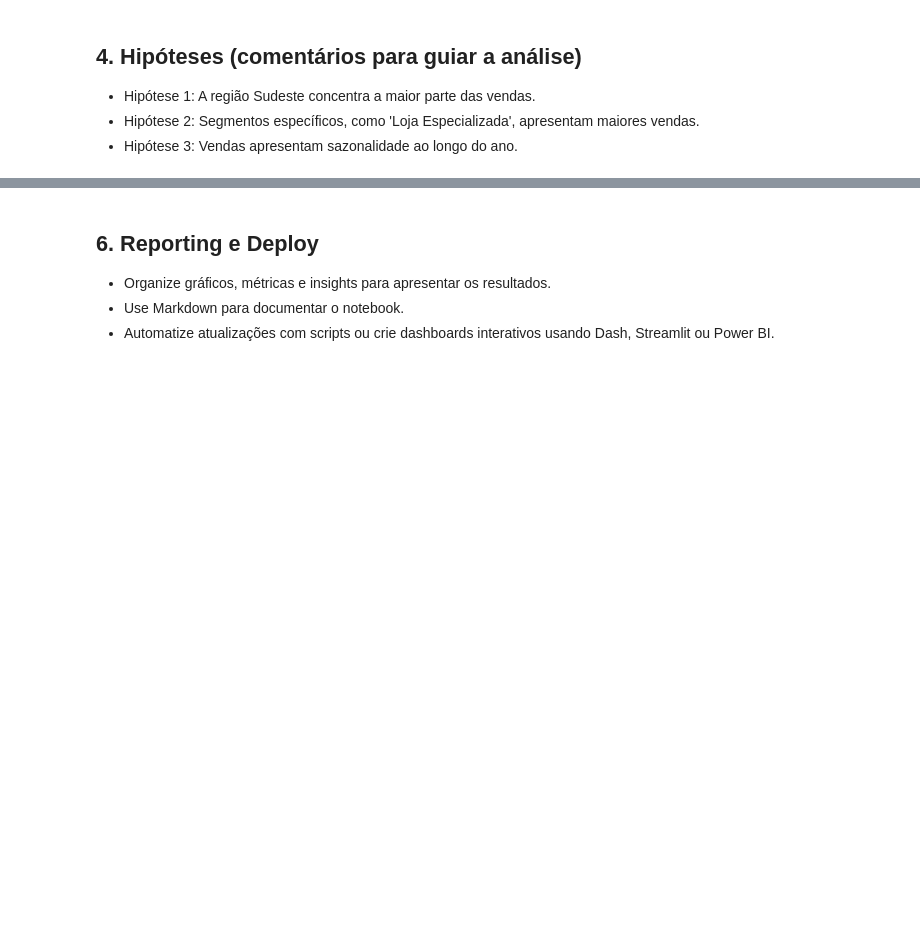
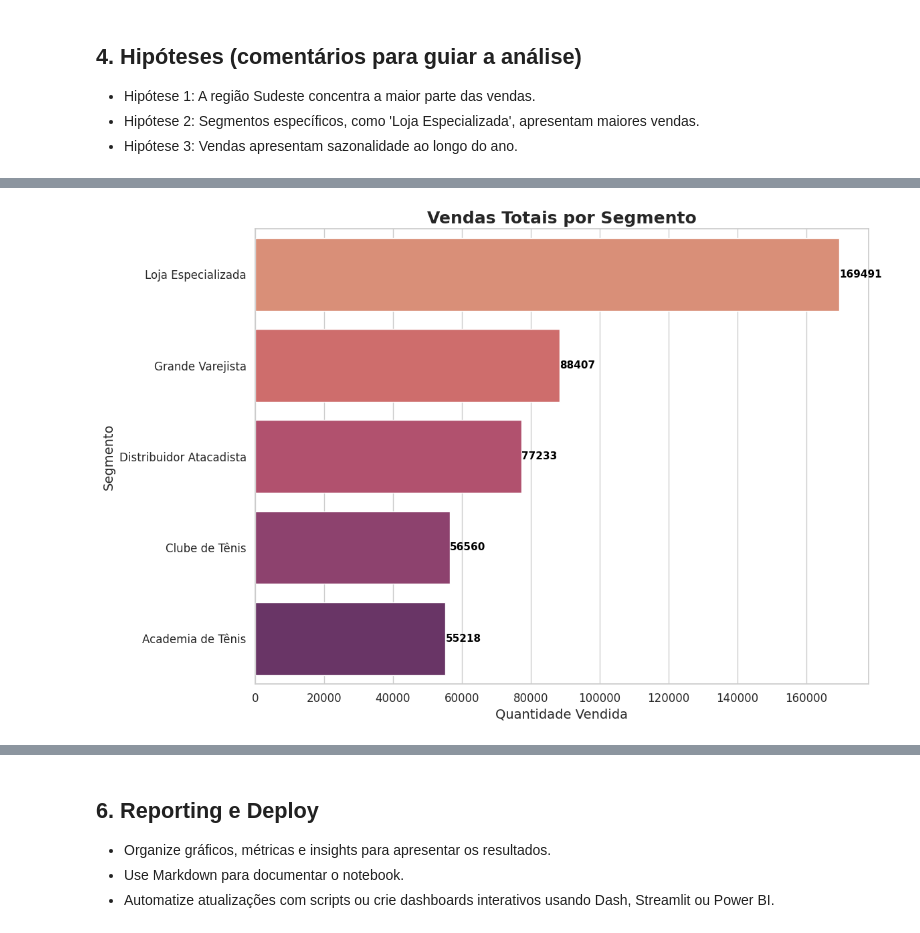
Before and after one commit to vaesgabriel/projeto-beach-tennis, a Jupyter notebook: BeachTennis.ipynb, the cells around one changed output, grey strips where cells are left out. Cells and saved outputs as stored; diff of their text form; code cells hidden in the pictures; blank space fills up the shorter version.

```diff
--- a/BeachTennis.ipynb
+++ b/BeachTennis.ipynb
@@ -92,23 +169,45 @@ plt.show()
 # %%
+# Agrupar por Segmento e somar a QuantidadeItens
+vendas_segmento = df.groupby('Segmento')['QuantidadeItens'].sum()
+
+# Ordenar as vendas do maior para o menor para o gráfico horizontal (maior em cima)
+vendas_segmento = vendas_segmento.sort_values(ascending=False)
+
 plt.figure(figsize=(12,8))
 
-palette = sns.color_palette("pastel", len(vendas_segmento))
+palette = sns.color_palette("flare", len(vendas_segmento))
 
-ax = sns.barplot(y=vendas_segmento.index, x=vendas_segmento.values, hue=vendas_segmento.index, palette=palette, legend=False)
+ax = sns.barplot(
+    y=vendas_segmento.index,
+    x=vendas_segmento.values,
+    hue=vendas_segmento.index,
+    palette=palette,
+    dodge=False,
+    legend=False
+)
 
+# Adicionar os valores nas barras
 for p in ax.patches:
     width = p.get_width()
-    ax.annotate(f'{int(width)}',
-                (width, p.get_y() + p.get_height() / 2.),
-                ha='left', va='center', fontsize=11, fontweight='bold', color='black')
+    ax.annotate(
+        f'{int(width)}',
+        (width, p.get_y() + p.get_height() / 2.),
+        ha='left',
+        va='center',
+        fontsize=11,
+        fontweight='bold',
+        color='black'
+    )
 
 plt.title('Vendas Totais por Segmento', fontsize=18, weight='bold')
 plt.xlabel('Quantidade Vendida', fontsize=14)
 plt.ylabel('Segmento', fontsize=14)
 plt.xticks(fontsize=12)
 plt.yticks(fontsize=12)
 plt.tight_layout()
 plt.show()
+# %% [output]
+[figure, added]
 # %%
 # Top 10 Subcategorias por volume de vendas - gráfico horizontal com valores nas barras.
 vendas_subcat = df.groupby('IDSubcategoriaProduto')['QuantidadeItens'].sum().sort_values(ascending=False).head(10)
```
Also changed, not shown: parts of 10 cells of this notebook.
